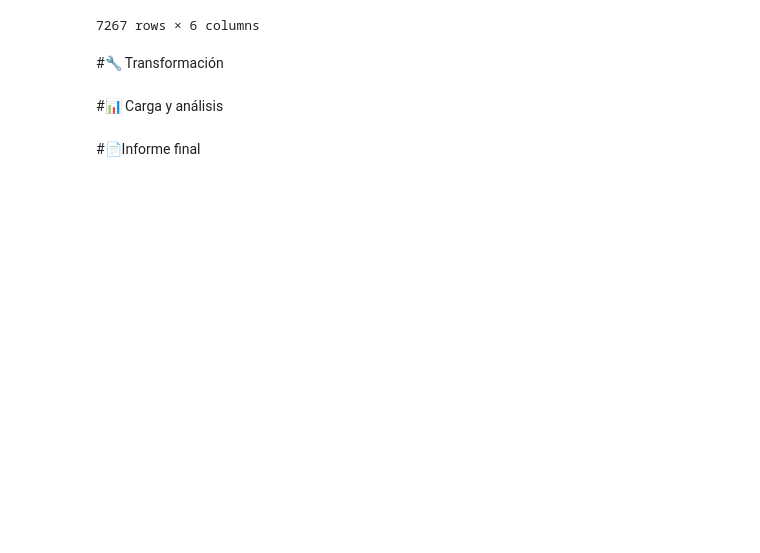
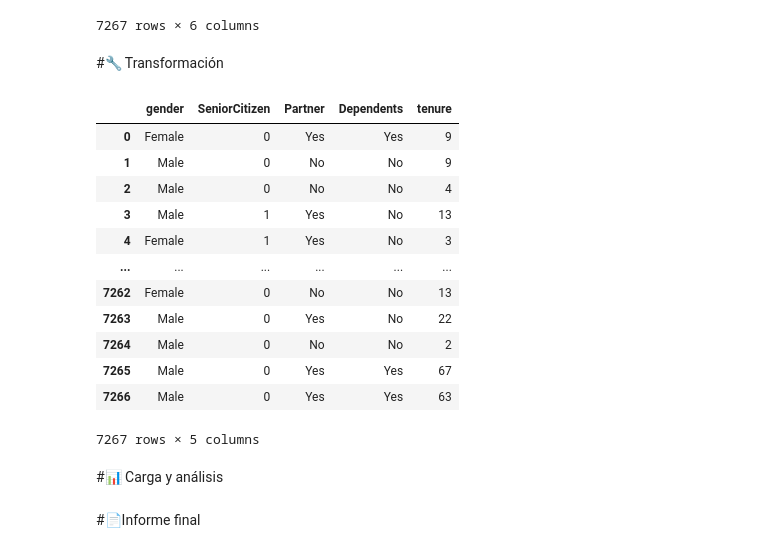
Before and after one commit to GisseYo/ChallengeTelecomX, a Jupyter notebook: TelecomX_LATAM.ipynb, the cells around one changed output. Drawn from its saved outputs; the diff is of its cells as text; code cells hidden in the pictures; blank space fills up the shorter version.

```diff
--- a/TelecomX_LATAM.ipynb
+++ b/TelecomX_LATAM.ipynb
@@ -21,6 +21,23 @@ url_df
 7267 rows × 6 columns
 # %% [markdown]
 #🔧 Transformación
+# %%
+datos_df = pd.json_normalize(url_df['customer'])
+datos_df
+# %% [output]
+|  | gender | SeniorCitizen | Partner | Dependents | tenure |
+| 0 | Female | 0 | Yes | Yes | 9 |
+| 1 | Male | 0 | No | No | 9 |
+| 2 | Male | 0 | No | No | 4 |
+| 3 | Male | 1 | Yes | No | 13 |
+| 4 | Female | 1 | Yes | No | 3 |
+| ... | ... | ... | ... | ... | ... |
+| 7262 | Female | 0 | No | No | 13 |
+| 7263 | Male | 0 | Yes | No | 22 |
+| 7264 | Male | 0 | No | No | 2 |
+| 7265 | Male | 0 | Yes | Yes | 67 |
+| 7266 | Male | 0 | Yes | Yes | 63 |
+7267 rows × 5 columns
 # %% [markdown]
 #📊 Carga y análisis
 # %% [markdown]
```
